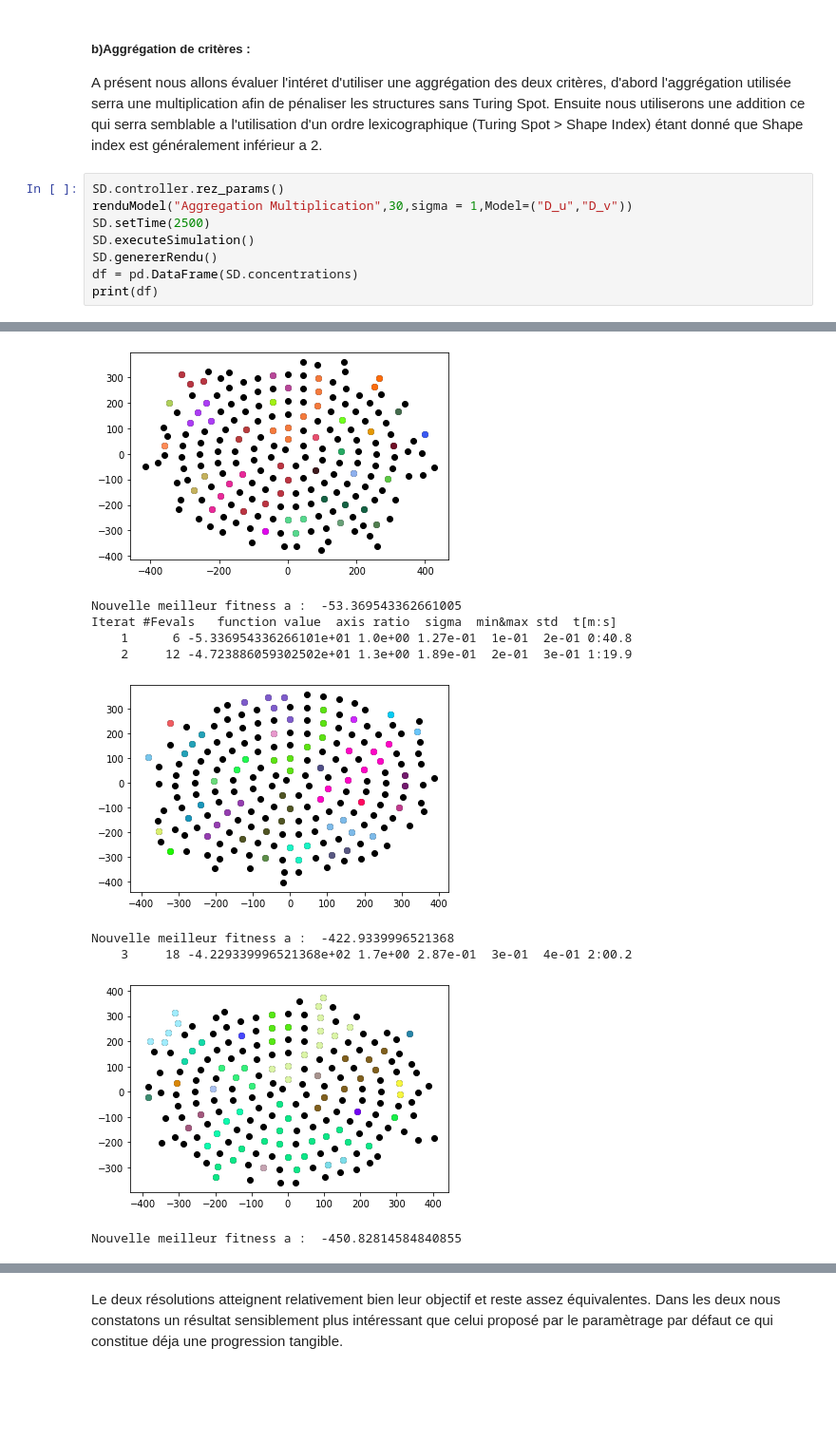
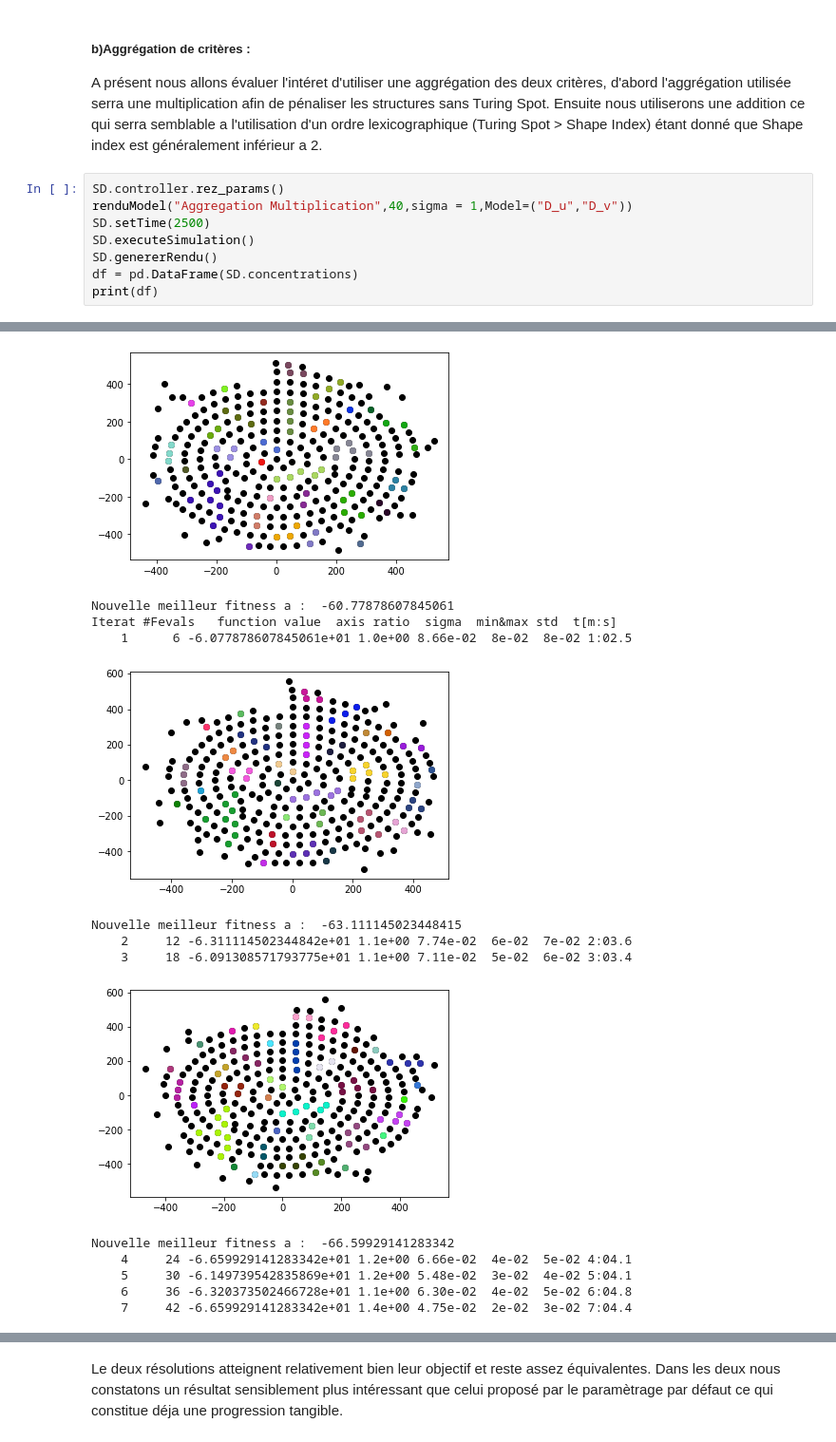
Before and after one commit to steagsInc/Projet_Kilobots, a Jupyter notebook: Rapport_1.ipynb, the cells around one changed output, grey strips where cells are left out. Shown: that part at 95% size. Cells and saved outputs as stored; diff of their text form; blank space fills up the shorter version.

```diff
--- a/Rapport_1.ipynb
+++ b/Rapport_1.ipynb
@@ -246,7 +268,7 @@ A présent nous allons évaluer l'intéret d'utiliser une aggrégation des deux
 Ensuite nous utiliserons une addition ce qui serra semblable a l'utilisation d'un ordre lexicographique (Turing Spot > Shape Index) étant donné que Shape index est généralement inférieur a 2.
 # %%
 SD.controller.rez_params()
-renduModel("Aggregation Multiplication",30,sigma = 1,Model=("D_u","D_v"))
+renduModel("Aggregation Multiplication",40,sigma = 1,Model=("D_u","D_v"))
 SD.setTime(2500)
 SD.executeSimulation()
 SD.genererRendu()
@@ -260,10 +282,14 @@ debug rez :  /home/mohamed/PycharmProjects/Projet_Kilobots
-[figure, old version]
+[figure, new version]
-Nouvelle meilleur fitness a :  -53.369543362661005
+Nouvelle meilleur fitness a :  -60.77878607845061
 Iterat #Fevals   function value  axis ratio  sigma  min&max std  t[m:s]
-    1      6 -5.336954336266101e+01 1.0e+00 1.27e-01  1e-01  2e-01 0:40.8
-    2     12 -4.723886059302502e+01 1.3e+00 1.89e-01  2e-01  3e-01 1:19.9
+    1      6 -6.077878607845061e+01 1.0e+00 8.66e-02  8e-02  8e-02 1:02.5
-[figure, old version]
+[figure, new version]
-Nouvelle meilleur fitness a :  -422.9339996521368
-    3     18 -4.229339996521368e+02 1.7e+00 2.87e-01  3e-01  4e-01 2:00.2
+Nouvelle meilleur fitness a :  -63.111145023448415
+    2     12 -6.311114502344842e+01 1.1e+00 7.74e-02  6e-02  7e-02 2:03.6
+    3     18 -6.091308571793775e+01 1.1e+00 7.11e-02  5e-02  6e-02 3:03.4
-[figure, old version]
+[figure, new version]
-Nouvelle meilleur fitness a :  -450.82814584840855
+Nouvelle meilleur fitness a :  -66.59929141283342
+    4     24 -6.659929141283342e+01 1.2e+00 6.66e-02  4e-02  5e-02 4:04.1
+    5     30 -6.149739542835869e+01 1.2e+00 5.48e-02  3e-02  4e-02 5:04.1
+    6     36 -6.320373502466728e+01 1.1e+00 6.30e-02  4e-02  5e-02 6:04.8
+    7     42 -6.659929141283342e+01 1.4e+00 4.75e-02  2e-02  3e-02 7:04.4
```
Also changed, not shown: parts of 21 cells of this notebook, 46 other files.
